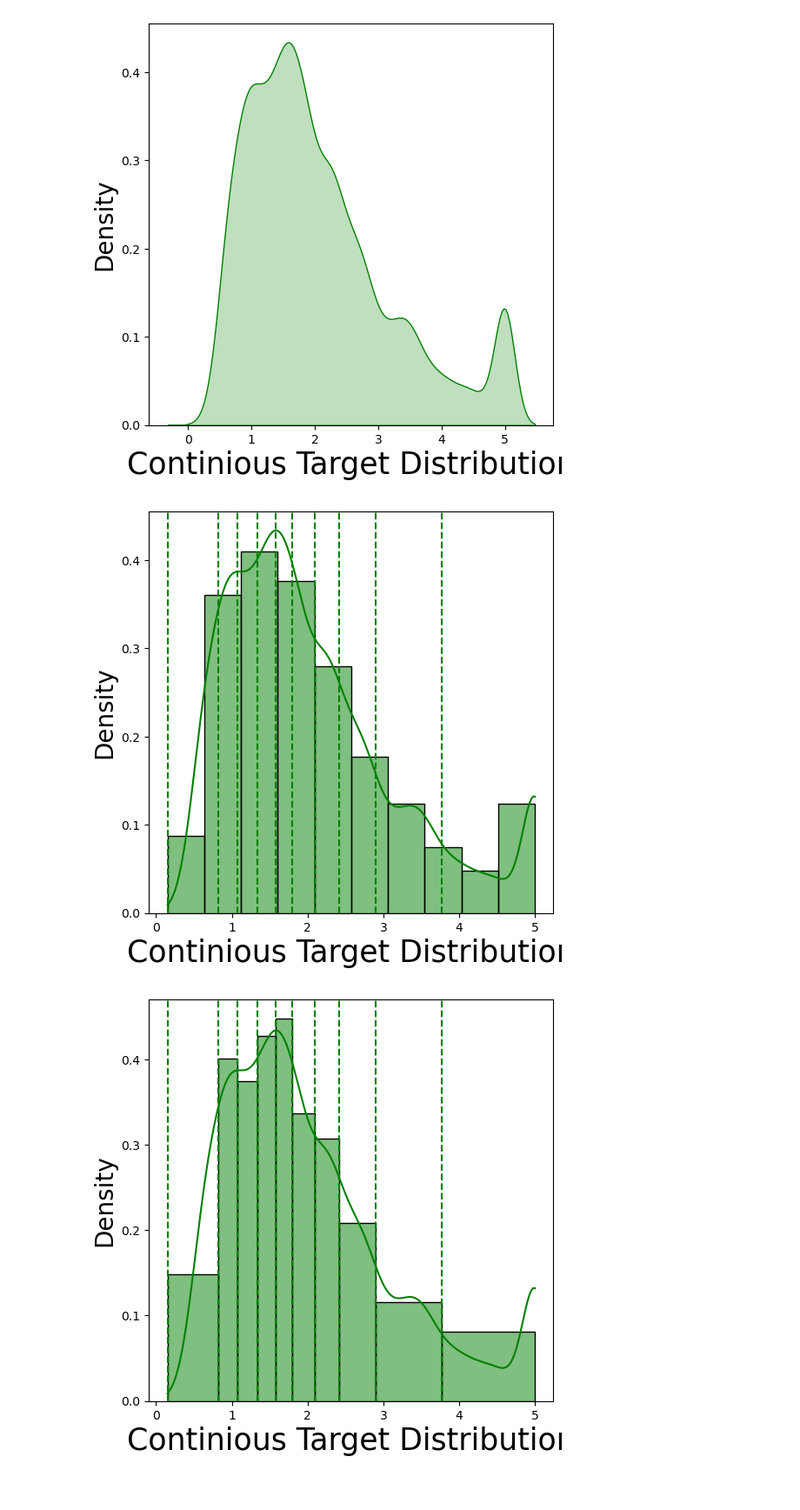
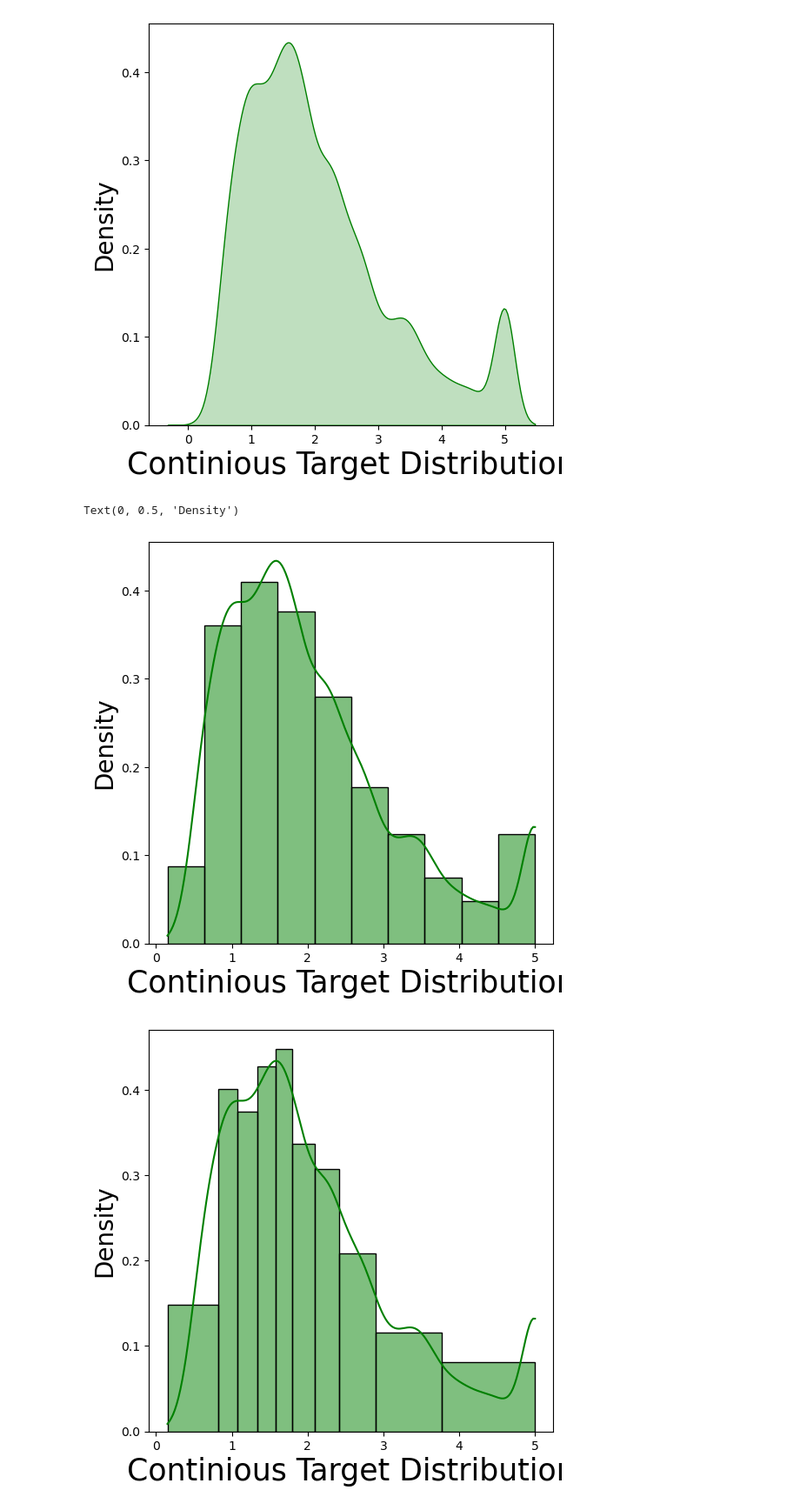
Before and after one commit to annegriddl/slds_stratification, a Jupyter notebook: Simulations/Eperiments1 FirstTry/Stratification.ipynb, the cells around one changed output. Shown: that part at 87% size. Drawn from its saved outputs; the diff is of its cells as text; code cells hidden in the pictures.

Commit message:
changes visualizations in presentaitn for stratification

```diff
--- a/Simulations/Eperiments1 FirstTry/Stratification.ipynb
+++ b/Simulations/Eperiments1 FirstTry/Stratification.ipynb
@@ -936,38 +936,39 @@ y_grouped = pd.qcut(target, q=10, labels=False)
 y_grouped
 
 # check y_grouped
 np.unique(y_grouped, return_counts=True)
 
 # get highest value of each group
 y_grouped_max = []
 # add minimum to y_grouped_max
 y_grouped_max.append(np.min(target))
 for i in range(10):
     y_grouped_max.append(np.max(target[y_grouped == i]))
 y_grouped_max
 
 
 
 # histogram with kde
 plt.figure(figsize=(6,6))
 _ = sns.histplot(data=target, kde=True, stat="density", bins=10, color='green')
 plt.xlabel("Continious Target Distribution", fontsize=25)
 plt.ylabel("Density", fontsize=20)
 # add vertical lines at y_grouped_max
-for i in range(10):
-    plt.axvline(x=y_grouped_max[i], color='green', linestyle='--')
-plt.savefig("./plots/histplot_with_lines.png")
+#for i in range(10):
+    #plt.axvline(x=y_grouped_max[i], color='green', linestyle='--')
+#plt.savefig("./plots/histplot_with_lines.png")
 
 
 # histogram with kde, bins at y_grouped_max
 plt.figure(figsize=(6,6))
 _ = sns.histplot(data=target, kde=True, stat="density", bins= y_grouped_max, color='green')
 plt.xlabel("Continious Target Distribution", fontsize=25)
 plt.ylabel("Density", fontsize=20)
 # add vertical lines at y_grouped_max
-for i in range(10):
-    plt.axvline(x=y_grouped_max[i], color='green', linestyle='--')
-plt.savefig("./plots/histplot_with_lines2.png")
+#for i in range(10):
+    #plt.axvline(x=y_grouped_max[i], color='green', linestyle='--')
+#plt.savefig("./plots/histplot_with_lines2.png")
 # %% [output]
+Text(0, 0.5, 'Density')
-[figure, old version]
+[figure, new version]
-[figure, old version]
+[figure, new version]
```
Also changed, not shown: 2 other files.
